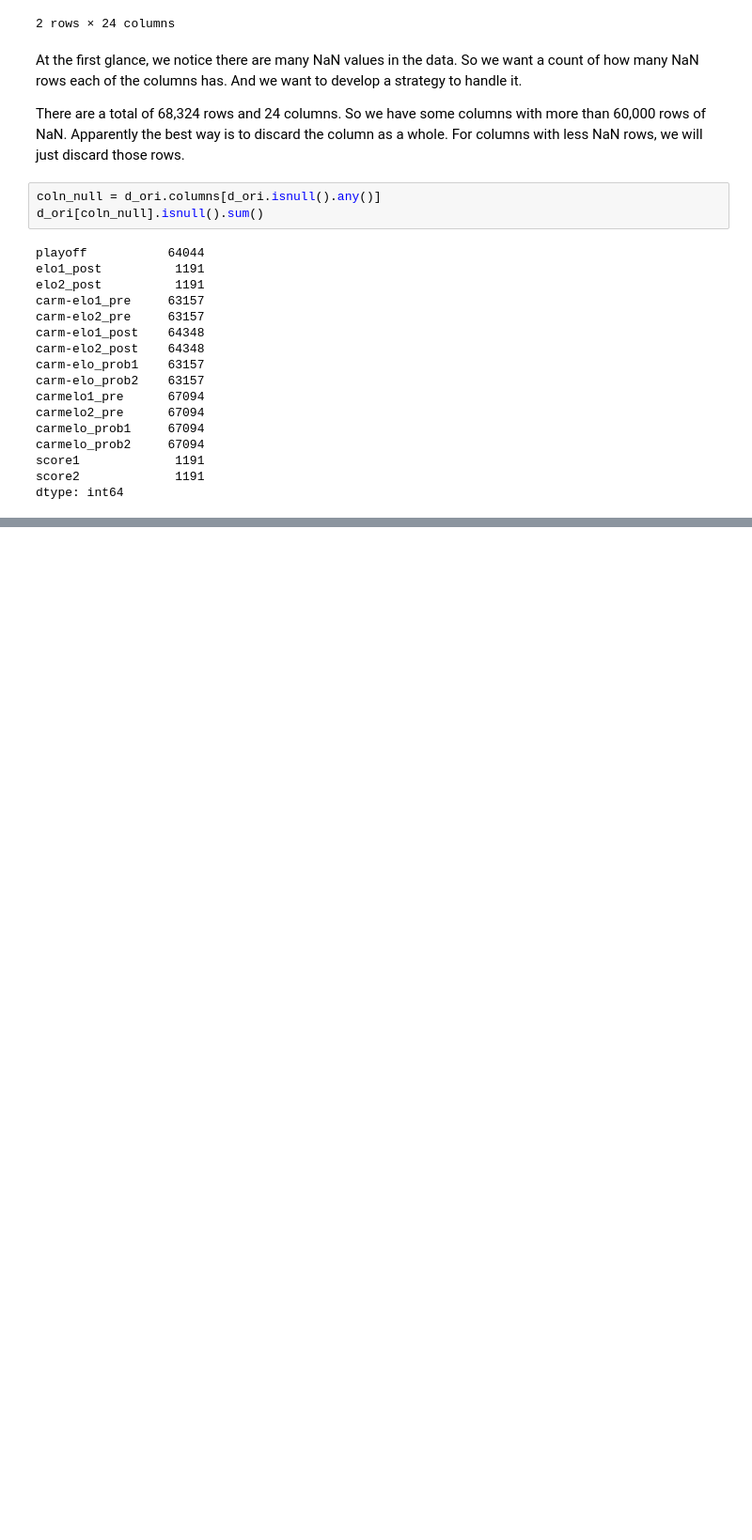
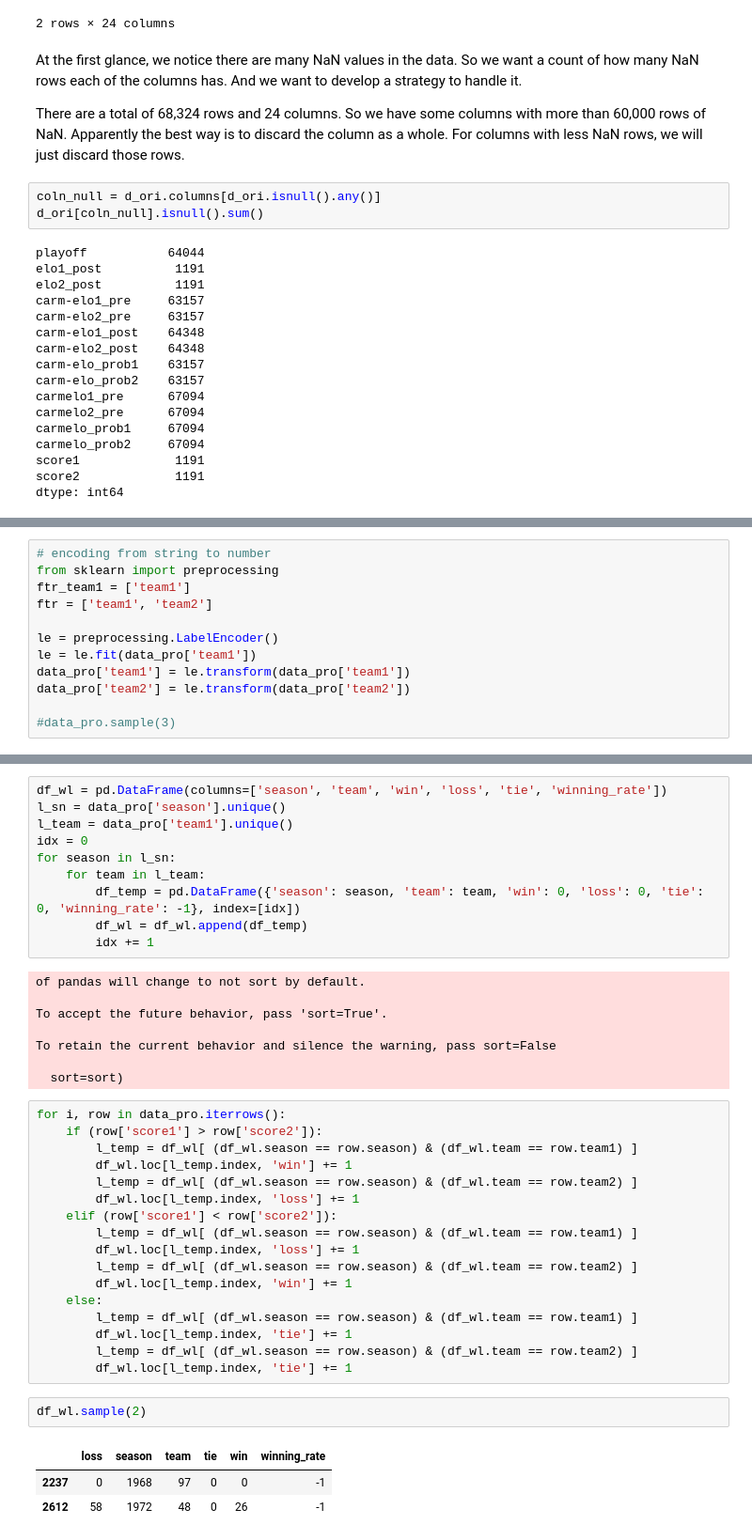
Before and after one commit to KaidongLi/ku731-p04-nba, a Jupyter notebook: regression-nba.ipynb, the cells around one changed output, grey strips where cells are left out. Shown at 94% size. Saved outputs shown, nothing was run; the diff lists cells and outputs as text; blank space fills up the shorter version.

```diff
--- a/regression-nba.ipynb
+++ b/regression-nba.ipynb
@@ -61,0 +67,12 @@ data_pro
+# %%
+# encoding from string to number
+from sklearn import preprocessing
+ftr_team1 = ['team1']
+ftr = ['team1', 'team2']
+
+le = preprocessing.LabelEncoder()
+le = le.fit(data_pro['team1'])
+data_pro['team1'] = le.transform(data_pro['team1'])
+data_pro['team2'] = le.transform(data_pro['team2'])
+
+#data_pro.sample(3)
@@ -61,0 +91,41 @@ data_pro
+# %%
+df_wl = pd.DataFrame(columns=['season', 'team', 'win', 'loss', 'tie', 'winning_rate'])
+l_sn = data_pro['season'].unique()
+l_team = data_pro['team1'].unique()
+idx = 0
+for season in l_sn:
+    for team in l_team:
+        df_temp = pd.DataFrame({'season': season, 'team': team, 'win': 0, 'loss': 0, 'tie': 0, 'winning_rate': -1}, index=[idx])
+        df_wl = df_wl.append(df_temp)
+        idx += 1
+# %% [output]
+of pandas will change to not sort by default.
+
+To accept the future behavior, pass 'sort=True'.
+
+To retain the current behavior and silence the warning, pass sort=False
+
+  sort=sort)
+# %%
+for i, row in data_pro.iterrows():
+    if (row['score1'] > row['score2']):
+        l_temp = df_wl[ (df_wl.season == row.season) & (df_wl.team == row.team1) ]
+        df_wl.loc[l_temp.index, 'win'] += 1
+        l_temp = df_wl[ (df_wl.season == row.season) & (df_wl.team == row.team2) ]
+        df_wl.loc[l_temp.index, 'loss'] += 1
+    elif (row['score1'] < row['score2']):
+        l_temp = df_wl[ (df_wl.season == row.season) & (df_wl.team == row.team1) ]
+        df_wl.loc[l_temp.index, 'loss'] += 1
+        l_temp = df_wl[ (df_wl.season == row.season) & (df_wl.team == row.team2) ]
+        df_wl.loc[l_temp.index, 'win'] += 1
+    else:
+        l_temp = df_wl[ (df_wl.season == row.season) & (df_wl.team == row.team1) ]
+        df_wl.loc[l_temp.index, 'tie'] += 1
+        l_temp = df_wl[ (df_wl.season == row.season) & (df_wl.team == row.team2) ]
+        df_wl.loc[l_temp.index, 'tie'] += 1
+# %%
+df_wl.sample(2)
+# %% [output]
+|  | loss | season | team | tie | win | winning_rate |
+| 2237 | 0 | 1968 | 97 | 0 | 0 | -1 |
+| 2612 | 58 | 1972 | 48 | 0 | 26 | -1 |
```
Also changed, not shown: parts of 20 cells of this notebook.
